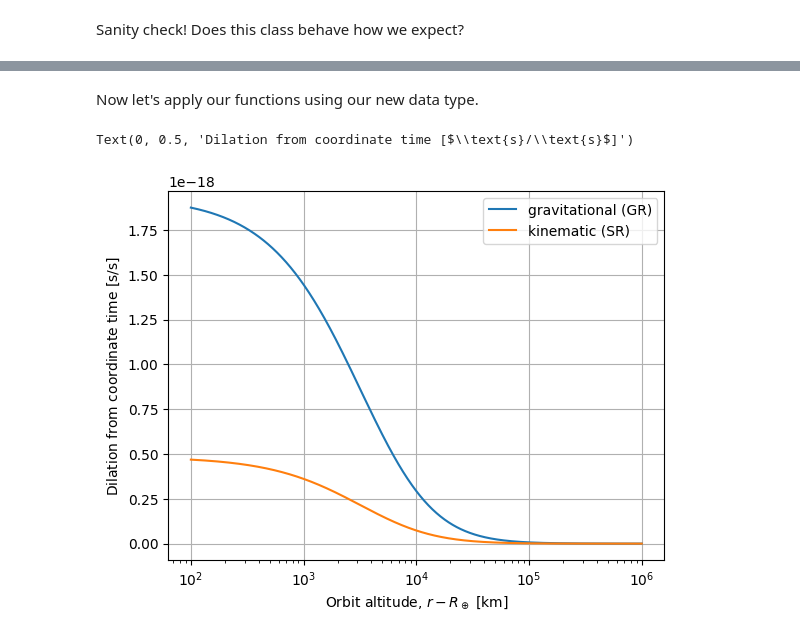
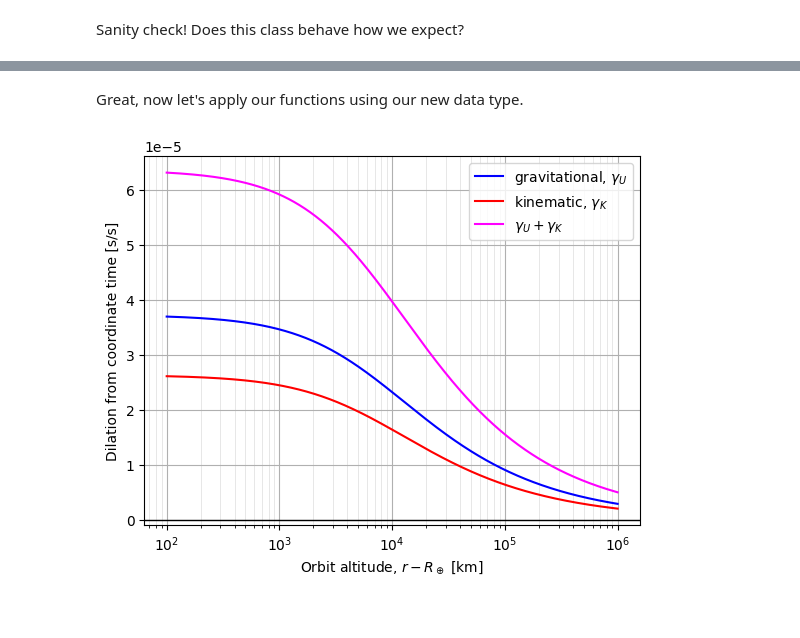
Before and after one commit to philiplinden/spacetime, a Jupyter notebook: learning/notebooks/time_dilation.ipynb, the cells around one changed output, grey strips where cells are left out. Saved outputs shown, nothing was run; the diff lists cells and outputs as text; code cells hidden in the pictures.

```diff
--- a/learning/notebooks/time_dilation.ipynb
+++ b/learning/notebooks/time_dilation.ipynb
@@ -312,16 +315,3 @@ $$
 $$
 where:
 $$v_e = \sqrt{\frac{2GM_\oplus}{r}}, \quad v_{circular} = \sqrt{\frac{G M_\oplus}{r}}$$
-# %%
-c_squared = np.power(c, 2)
-
-def relativistic_factor(velocity):
-    v_squared = velocity ** 2
-    return (1 - v_squared / c_squared) ** 0.5
-
-def gravitational_time_dilation(potential):
-    escape_speed = (2 * potential) ** 0.5
-    return relativistic_factor(escape_speed)
-
-def kinematic_time_dilation(velocity):
-    return relativistic_factor(velocity)
@@ -483,5 +544,5 @@ from_precise(example)=<Quantity 2.99792458e+08 m / s>
 # %% [markdown]
-Now let's apply our functions using our new data type.
+Great, now let's apply our functions using our new data type.
 # %%
 precise_potential = [to_precise(p) for p in potential]
 precise_circular_speed = [to_precise(v) for v in circular_speed]
@@ -491,11 +549,17 @@ kinematic_dilation = [kinematic_time_dilation(v) for v in precise_circular_speed
-# %%
-plt.plot(altitudes, from_precise(grav_dilation))
-plt.plot(altitudes, from_precise(kinematic_dilation))
-plt.legend(["gravitational (GR)", "kinematic (SR)"])
-plt.grid()
-plt.xscale('log')
-plt.xlabel(f'Orbit altitude, $r - R_\oplus$ [{altitudes.unit}]')
-plt.ylabel("Dilation from coordinate time [$\\text{s}/\\text{s}$]")
-# %% [output]
-Text(0, 0.5, 'Dilation from coordinate time [$\\text{s}/\\text{s}$]')
-[figure, removed]
+# %%
+precise_grav_dilation = [gravitational_time_dilation(p) for p in precise_potential]
+precise_kinematic_dilation = [kinematic_time_dilation(v) for v in precise_circular_speed]
+precise_total_dilation = [to_precise(n) for n in np.sum([
+    from_precise(precise_grav_dilation),
+    from_precise(precise_kinematic_dilation),
+    ], axis=0
+)]
+
+plot_dilation(
+    altitudes,
+    from_precise(precise_grav_dilation),
+    from_precise(precise_kinematic_dilation),
+    from_precise(precise_total_dilation),
+)
+# %% [output]
+[figure, added]
```
Also changed, not shown: parts of 21 cells of this notebook.
